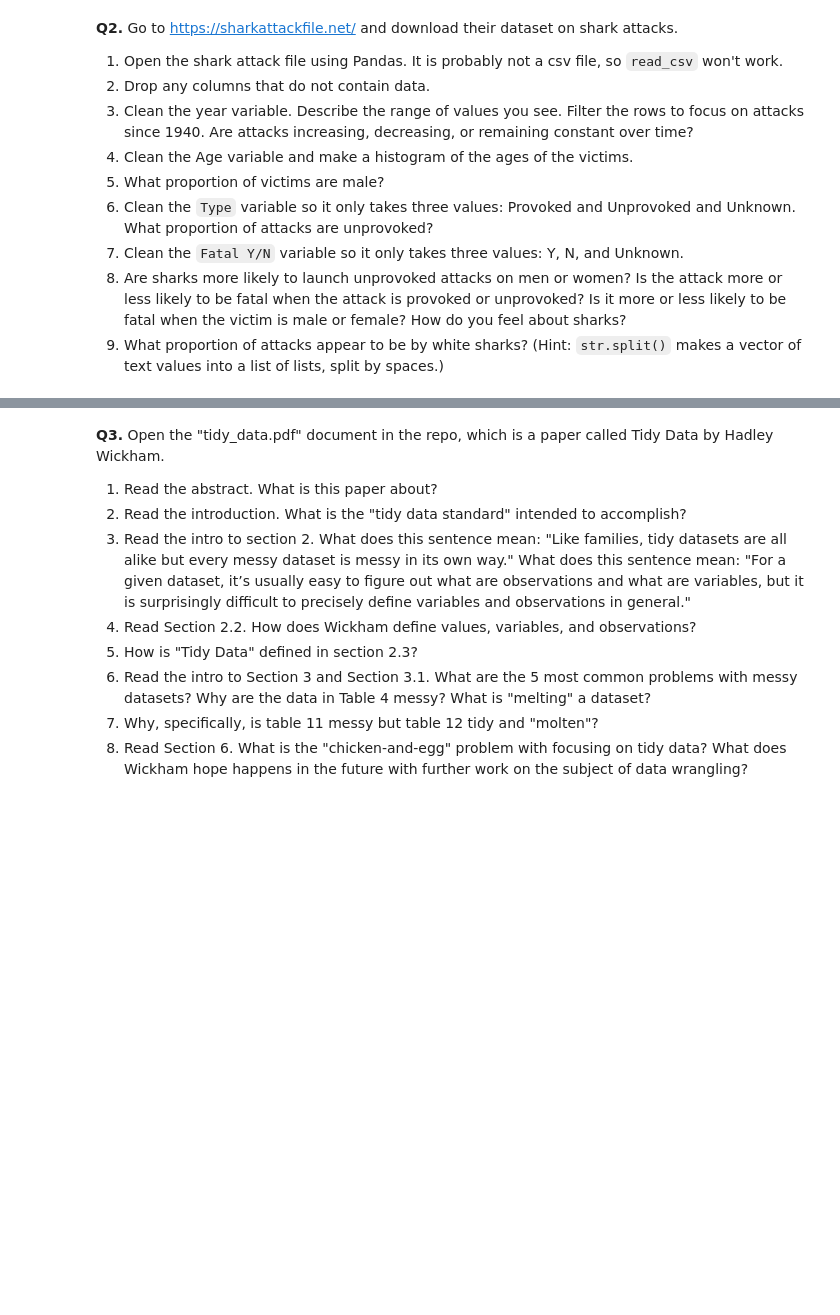
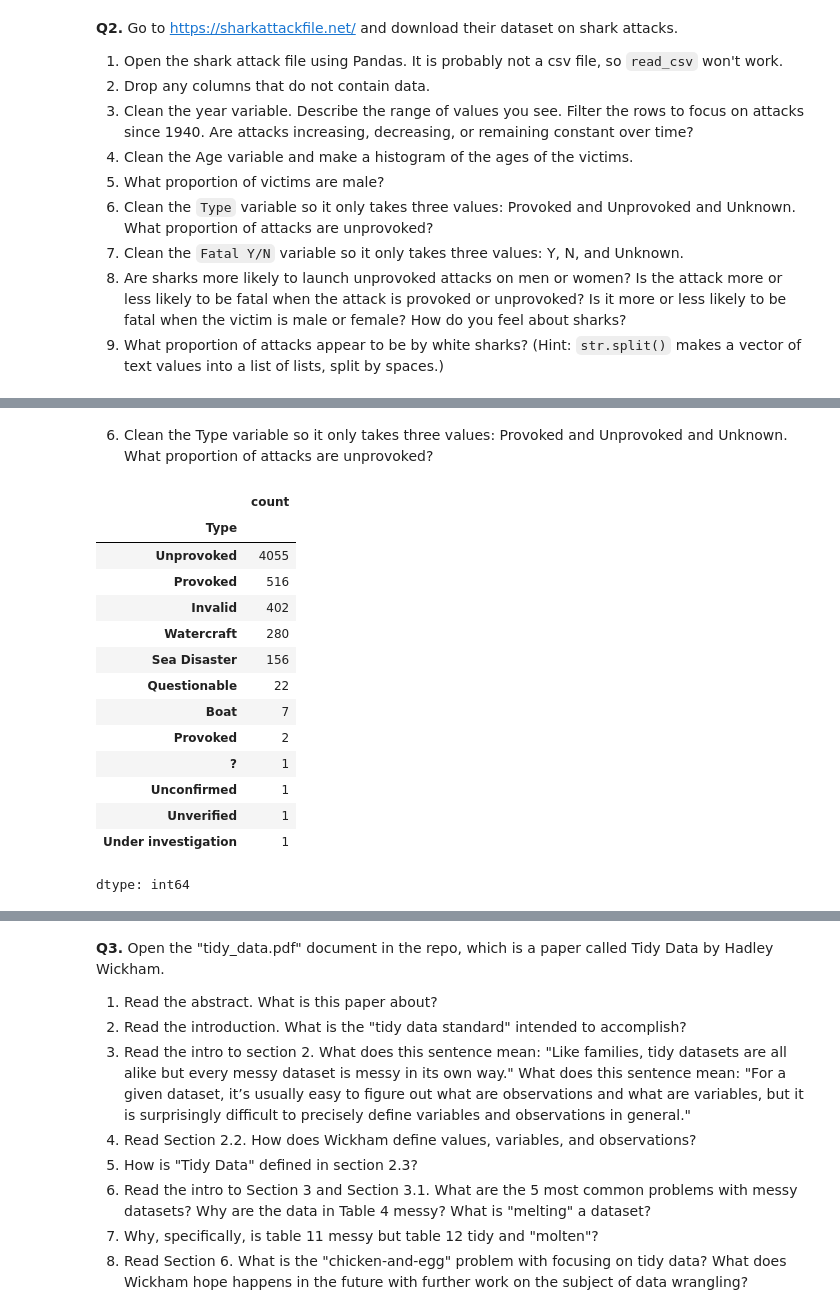
Before and after one commit to KeerHu73/wrangling, a Jupyter notebook: assignment/assignment.ipynb, the cells around one changed output, grey strips where cells are left out. Saved outputs shown, nothing was run; the diff lists cells and outputs as text; code cells hidden in the pictures; blank space fills up the shorter version.

```diff
--- a/assignment/assignment.ipynb
+++ b/assignment/assignment.ipynb
@@ -255,0 +335,17 @@ FileNotFoundError: [Errno 2] No such file or directory: 'shark_attacks.xlsx'
+# %%
+print(df['Sex'].head())
+print(df['Sex'].unique()) #output: ['M' 'F' nan ' M' 'M ' 'lli' 'M x 2']
+
+df['Sex'] = df['Sex'].astype(str).str.strip() # remove strip spaces from values:' M', 'M ')
+print(df['Sex'].unique()) #output:['M' 'F' 'nan' 'lli' 'M x 2']
+
+ #Replace incorrect values (like 'lli', 'M x 2') with NAN
+df['Sex'] = df['Sex'].replace({'lli': np.nan, 'M x 2': 'M'})
+print(df['Sex'].unique()) #output: ['M' 'F' 'nan' nan]
+
+#remove 'nan'
+df['Sex'] = df['Sex'].replace({'nan': np.nan})
+print(df['Sex'].unique()) #output: ['M' 'F' nan]
+
+male_proportion = (df['Sex'] == 'M').mean()
+print(male_proportion)
@@ -255,0 +364,20 @@ FileNotFoundError: [Errno 2] No such file or directory: 'shark_attacks.xlsx'
+# %% [markdown]
+6. Clean the Type variable so it only takes three values: Provoked and Unprovoked and Unknown. What proportion of attacks are unprovoked?
+# %%
+df['Type'].value_counts()
+# %% [output]
+|  | count |
+| Type |  |
+| Unprovoked | 4055 |
+| Provoked | 516 |
+| Invalid | 402 |
+| Watercraft | 280 |
+| Sea Disaster | 156 |
+| Questionable | 22 |
+| Boat | 7 |
+| Provoked | 2 |
+| ? | 1 |
+| Unconfirmed | 1 |
+| Unverified | 1 |
+| Under investigation | 1 |
+dtype: int64
```
Also changed, not shown: parts of 13 cells of this notebook.
